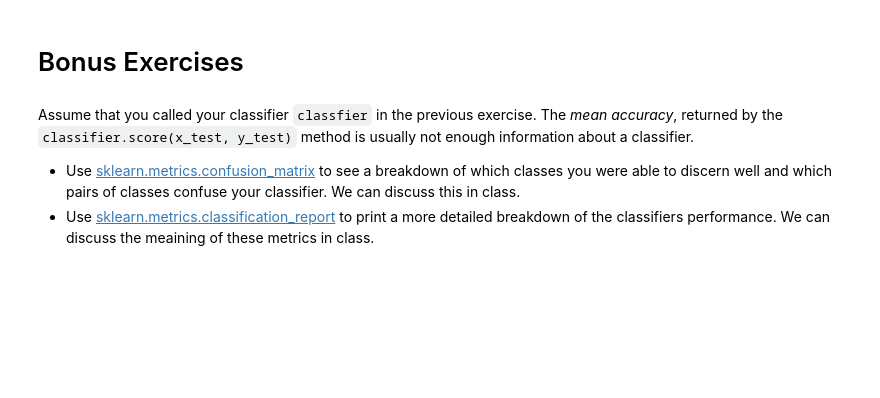
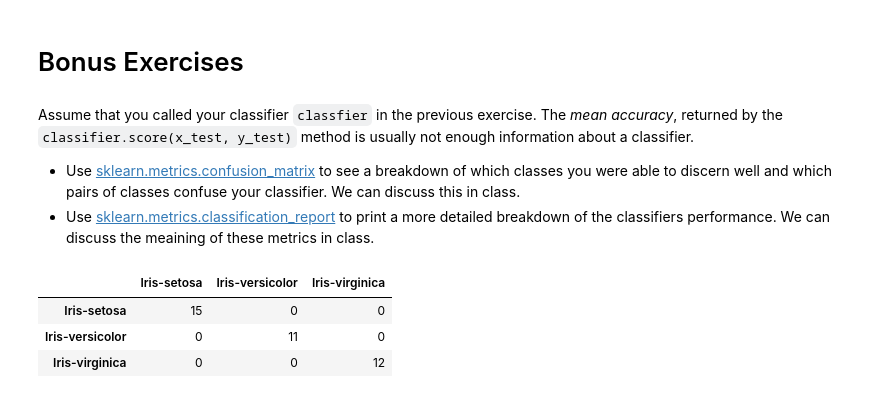
Before and after one commit to liux13/CSE627, a Jupyter notebook: ch02/Lab 2.ipynb, the cells around one changed output. Cells and saved outputs as stored; diff of their text form; code cells hidden in the pictures; blank space fills up the shorter version.

```diff
--- a/ch02/Lab 2.ipynb
+++ b/ch02/Lab 2.ipynb
@@ -367,0 +364,10 @@ confusion_matrix(y_true)
+# %%
+y_test_pred = clf.predict(x_test)
+
+cm = confusion_matrix(y_test, y_test_pred, labels=unique(y_test))
+pandas.DataFrame(cm, index=unique(y_test), columns=unique(y_test))
+# %% [output]
+|  | Iris-setosa | Iris-versicolor | Iris-virginica |
+| Iris-setosa | 15 | 0 | 0 |
+| Iris-versicolor | 0 | 11 | 0 |
+| Iris-virginica | 0 | 0 | 12 |
```
Also changed, not shown: parts of 3 cells of this notebook.
